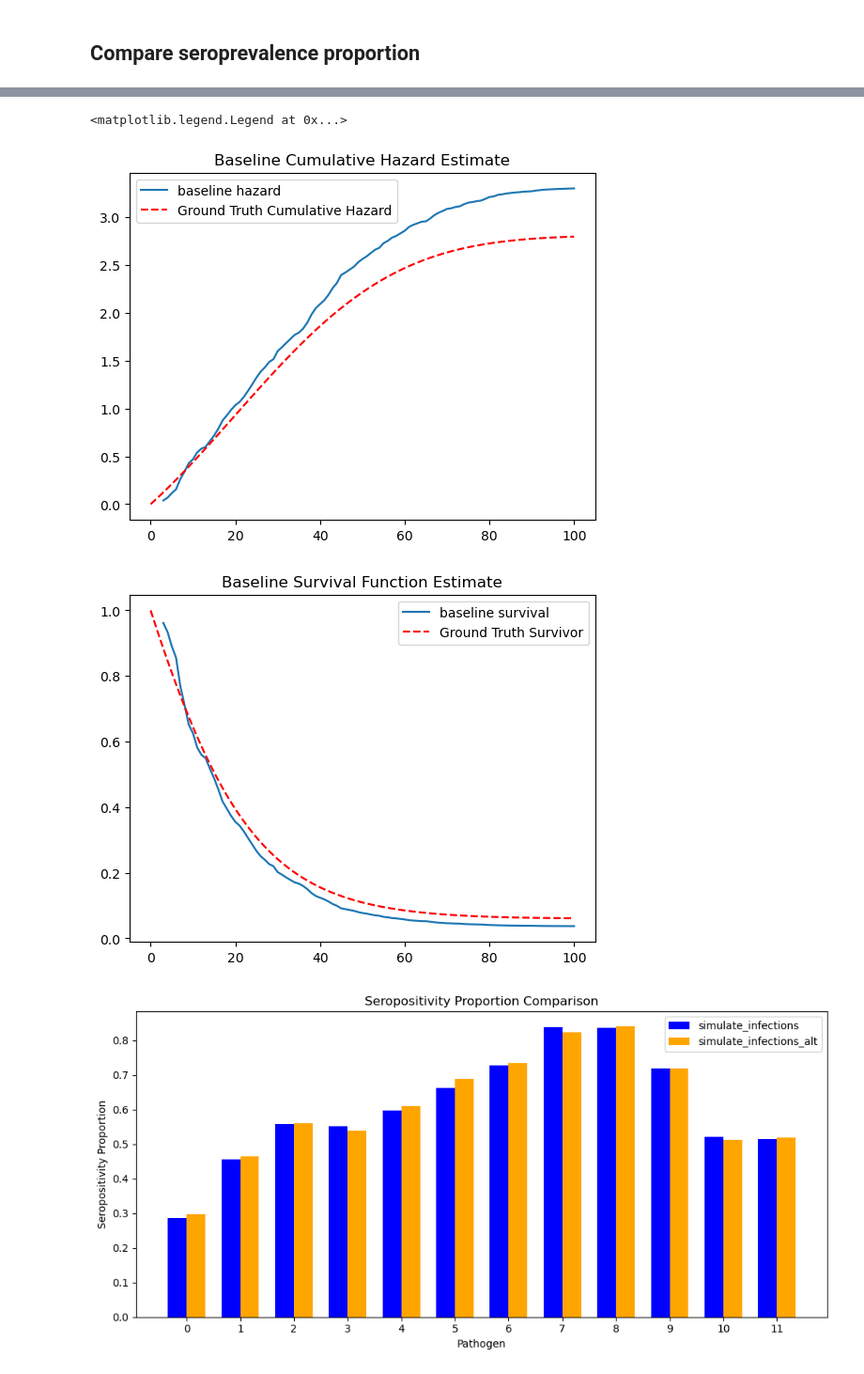
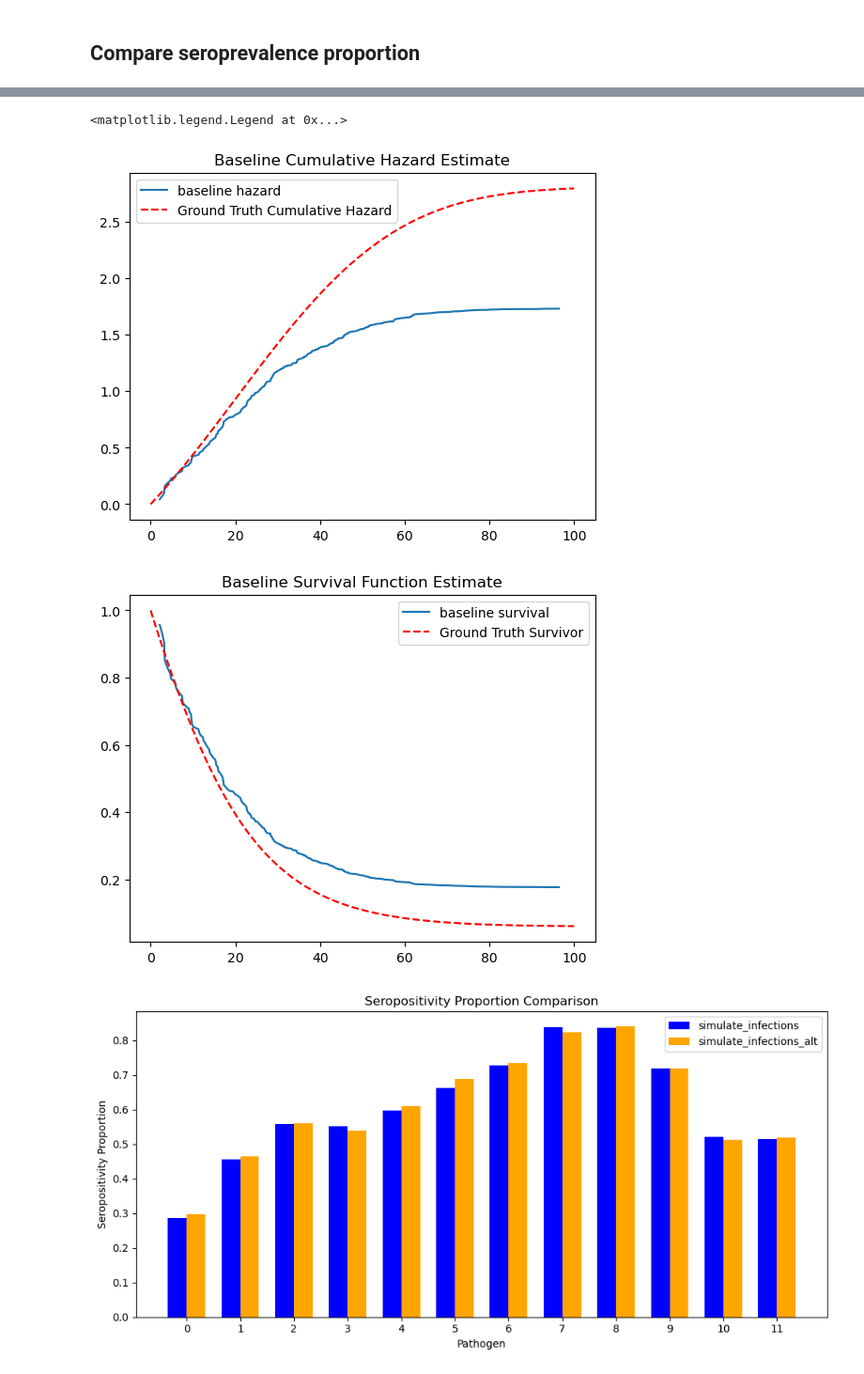
Before and after one commit to aleggs0/multipathogen-sero, a Jupyter notebook: notebooks/simulate_varying_foi.ipynb, the cells around one changed output, grey strips where cells are left out. Shown at 94% size. Drawn from its saved outputs; the diff is of its cells as text; code cells hidden in the pictures.

```diff
--- a/notebooks/simulate_varying_foi.ipynb
+++ b/notebooks/simulate_varying_foi.ipynb
@@ -29,7 +33,7 @@ from multipathogen_sero.config import PROJ_ROOT, STAN_DIR
 # Simulation
 ## Simulation parameters
 # %%
-n_people = 1000 #number of individuals n
+n_people = 10000 #number of individuals n
 np.random.seed(42)  # For reproducibility
 birth_times = np.random.uniform(0, 100, size=n_people)  # Random birth times for individuals
 n_pathogens=12 #number of pathogens K
@@ -90,9 +94,8 @@ from scipy.sparse.csgraph import connected_components
 np.random.seed(42)  # For reproducibility
 interaction_indicator = np.random.binomial(1, 0.1, size=(n_pathogens, n_pathogens))
 interaction_indicator[np.arange(n_pathogens), np.arange(n_pathogens)] = 0
-interaction_mat = np.exp(
-    np.random.normal(0, 1, size=(n_pathogens, n_pathogens)) * interaction_indicator
-)
+beta_mat = np.random.normal(0, 1, size=(n_pathogens, n_pathogens)) * interaction_indicator
+interaction_mat = np.exp(beta_mat)
 #plot the interaction matrix as a heatmap
 plt.imshow(np.log(interaction_mat), cmap='viridis', aspect='auto')
 plt.ylabel('Pathogen (seropositive)')
@@ -188,11 +169,13 @@ Warning: using the discrete simulation, there are tied times, but my implementat
 
 ### Making the dataframe
 # %%
-method_to_validate = 'discrete'
+method_to_validate = 'seroreversion'
 if method_to_validate == 'survivor':
     simulation_to_validate = simulate_infections_df_survivor
 elif method_to_validate == 'discrete':
     simulation_to_validate = simulate_infections_df_discrete
+elif method_to_validate == 'seroreversion':
+    simulation_to_validate = simulate_infections_seroreversion_df
 else:
     simulation_to_validate = simulate_infections_df
 
@@ -200,15 +183,13 @@ else:
 # TODO: replace this block with the function call simulation_to_regression_df
 
 #########################
-k_infector = 2       # Infecting pathogen to analyze
-n_people_subsample = min(100, n_people)  # Subsample size for analysis
+k_infector = 1       # Infecting pathogen to analyze
+n_people_subsample = min(10000, n_people)  # Subsample size for analysis
 #########################
-
 
 regression_df_for_pathogen_k = simulation_to_regression_df(
     simulation_to_validate,
     k_infector=k_infector,  # Set to None to include all pathogens, or specify a specific pathogen index
     t_max=t_max
 )
-regression_df_for_pathogen_k_subsampled = regression_df_for_pathogen_k[regression_df_for_pathogen_k["individual"]<n_people_subsample]
-regression_df_for_pathogen_k_subsampled
+regression_df_for_pathogen_k_subsampled = regression_df_for_pathogen_k[regression_df_for_pathogen_k["individual"]<=n_people_subsample]
@@ -403,20 +385,10 @@ k = 2
 n_people_subsample = 1000
 #########################
 
-# Filter for intervals where individual is seronegative for pathogen k at start_time
-regression_df_for_pathogen_k = regression_df[regression_df[f'serostatus_{k}'] == 0].copy()
-
-# Add event column: 1 if seroconversion for k occurs at stop_event, else 0
-regression_df_for_pathogen_k['event'] = (
-    (regression_df_for_pathogen_k['stop_event'] == 'seroconversion') &
-    (regression_df_for_pathogen_k['stop_event_pathogen'] == k)
-).astype(int)
-
-# Drop unnecessary columns
-regression_df_for_pathogen_k = regression_df_for_pathogen_k.drop(
-    columns=[
-        'start_event', 'start_event_pathogen', 'stop_event', 'stop_event_pathogen', f'serostatus_{k}'
-    ]
+regression_df = simulation_to_regression_df(
+    simulation_to_validate,
+    k_infector = k,
+    t_max = t_max
 )
 regression_df_for_pathogen_k_subsampled = regression_df_for_pathogen_k[regression_df_for_pathogen_k["individual"]<n_people_subsample]
 
@@ -446,7 +418,7 @@ ax = ctv.baseline_cumulative_hazard_.plot(title="Baseline Cumulative Hazard Esti
 t_grid = np.linspace(0, t_max, 500)
 # Ground truth cumulative hazard: -log(S(t))
 S_theoretical = survivor_list[k](t_grid)
-cumhaz_theoretical = -np.log(S_theoretical)
+cumhaz_theoretical = - np.log(S_theoretical)
 ax.plot(t_grid, cumhaz_theoretical, label='Ground Truth Cumulative Hazard', color='red', linestyle='--')
 ax.legend()
 
@@ -475,6 +447,6 @@ serostatus_11        -0.523077         0.286030
 <matplotlib.legend.Legend at 0x...>
-[figure, old version]
+[figure, new version]
-[figure, old version]
+[figure, new version]
 # %%
 seroprop = survey_df_long.groupby('pathogen')['serostatus'].mean()
 seroprop_alt = survey_df_long_discrete.groupby('pathogen')['serostatus'].mean()
```
Also changed, not shown: parts of 18 cells of this notebook, 9 other files.
